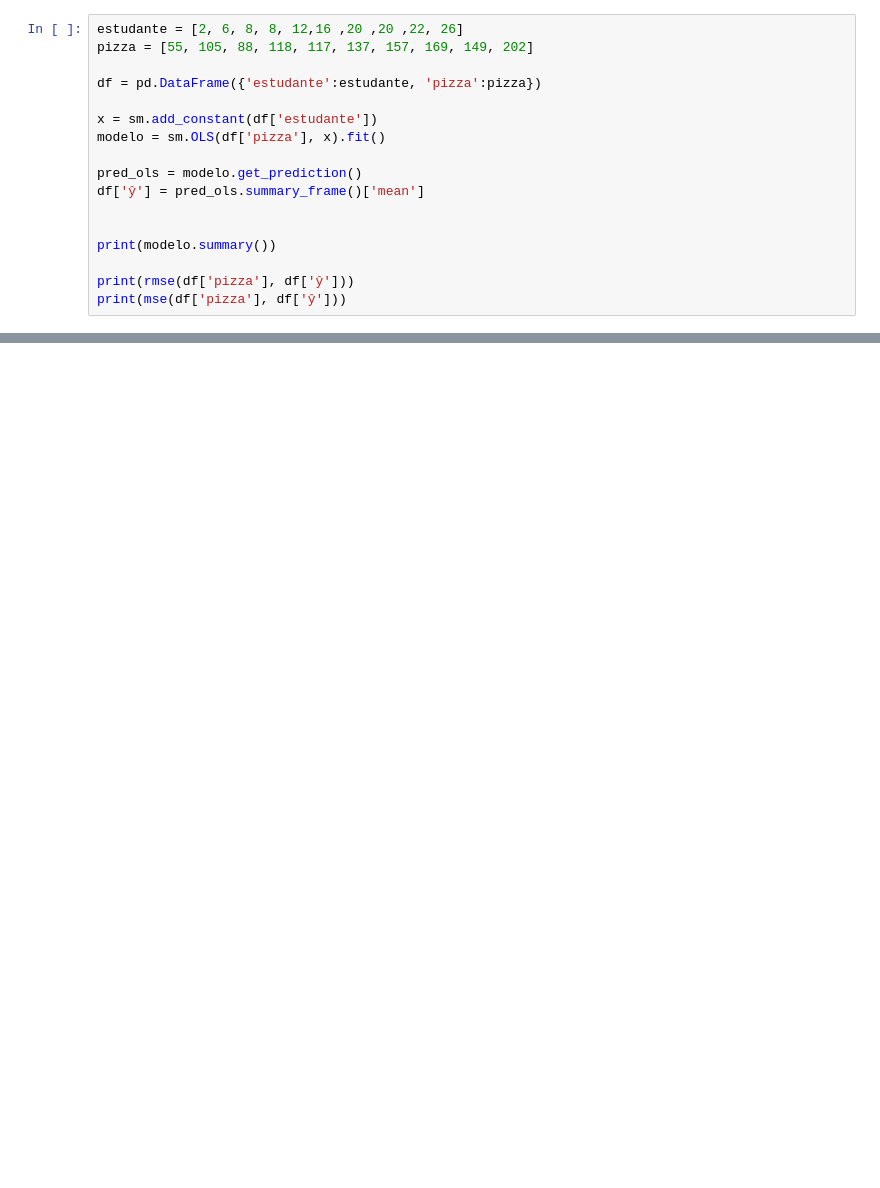
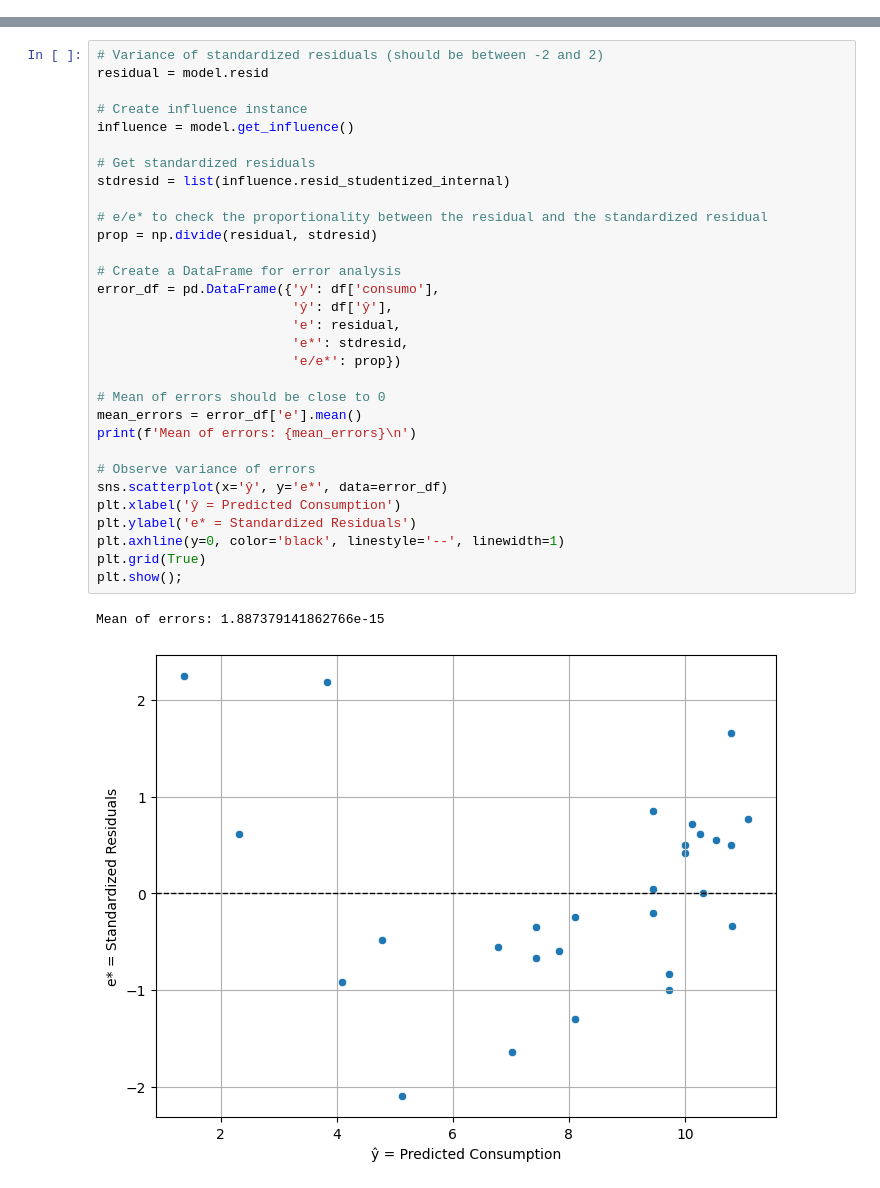
Before and after one commit to felipeninek/linear-regression, a Jupyter notebook: regressao_linear_py.ipynb, the cells around one changed output, grey strips where cells are left out. Cells and saved outputs as stored; diff of their text form; blank space fills up the shorter version.

```diff
--- a/regressao_linear_py.ipynb
+++ b/regressao_linear_py.ipynb
@@ -1107,17 +0,0 @@ Coefficient of Determination: 0.8252037753778994
-# %%
-estudante = [2, 6, 8, 8, 12,16 ,20 ,20 ,22, 26]
-pizza = [55, 105, 88, 118, 117, 137, 157, 169, 149, 202]
-
-df = pd.DataFrame({'estudante':estudante, 'pizza':pizza})
-
-x = sm.add_constant(df['estudante'])
-modelo = sm.OLS(df['pizza'], x).fit()
-
-pred_ols = modelo.get_prediction()
-df['ŷ'] = pred_ols.summary_frame()['mean']
-
-
-print(modelo.summary())
-
-print(rmse(df['pizza'], df['ŷ']))
-print(mse(df['pizza'], df['ŷ']))
@@ -1297,0 +229,34 @@ calculate_vif(features)
+# %%
+# Variance of standardized residuals (should be between -2 and 2)
+residual = model.resid
+
+# Create influence instance
+influence = model.get_influence()
+
+# Get standardized residuals
+stdresid = list(influence.resid_studentized_internal)
+
+# e/e* to check the proportionality between the residual and the standardized residual
+prop = np.divide(residual, stdresid)
+
+# Create a DataFrame for error analysis
+error_df = pd.DataFrame({'y': df['consumo'],
+                         'ŷ': df['ŷ'],
+                         'e': residual,
+                         'e*': stdresid,
+                         'e/e*': prop})
+
+# Mean of errors should be close to 0
+mean_errors = error_df['e'].mean()
+print(f'Mean of errors: {mean_errors}\n')
+
+# Observe variance of errors
+sns.scatterplot(x='ŷ', y='e*', data=error_df)
+plt.xlabel('ŷ = Predicted Consumption')
+plt.ylabel('e* = Standardized Residuals')
+plt.axhline(y=0, color='black', linestyle='--', linewidth=1)
+plt.grid(True)
+plt.show();
+# %% [output]
+Mean of errors: 1.887379141862766e-15
+[figure, added]
```
Also changed, not shown: parts of 143 cells of this notebook, 6 other files.
